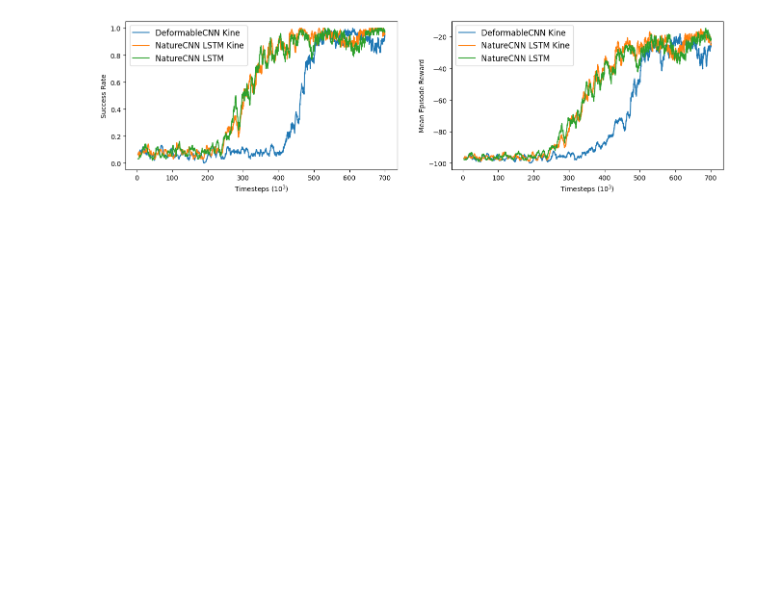
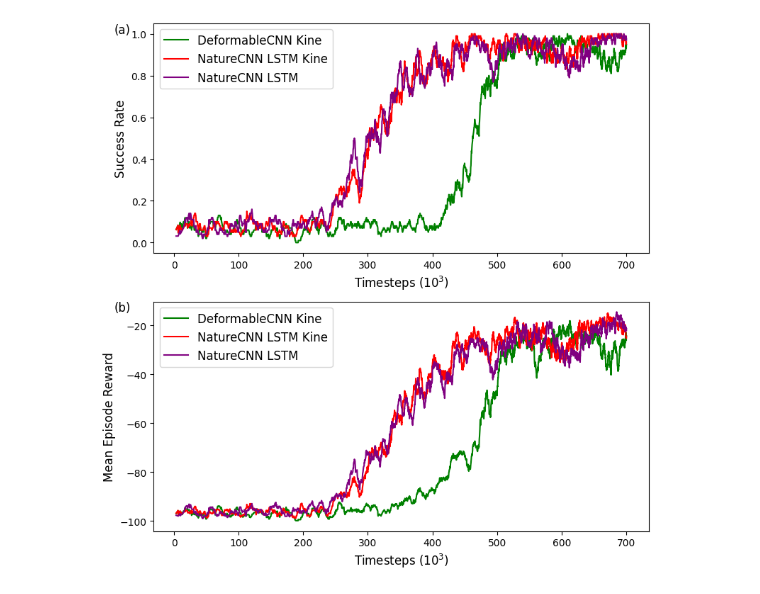
Before and after one commit to NUSLCC/Plot, a Jupyter notebook: Graph plotting.ipynb, the cells around one changed output. Drawn from its saved outputs; the diff is of its cells as text; code cells hidden in the pictures; blank space fills up the shorter version.

Commit message:
add some compare

```diff
--- a/Graph plotting.ipynb
+++ b/Graph plotting.ipynb
@@ -7,46 +7,55 @@ from matplotlib_inline.backend_inline import set_matplotlib_formats as set_matpl
 # %%
 deform =    pd.read_csv('randbig_deformcnn_ee_kine/progress.csv')
 lstm =      pd.read_csv('randbig_lstm_ee_kine/progress.csv')
 lstm_nk =   pd.read_csv('randbig_lstm_ee/progress.csv')
 
-fig, axs = plt.subplots(1,2, figsize = (16,4))
+fig, axs = plt.subplots(2,1, figsize = (8,8))
 
-axs[0].plot(deform['time/total_timesteps']/1000, deform['rollout/success_rate'], label = 'DeformableCNN Kine')
-axs[0].set_xlabel('Timesteps ($10^3$)')
-axs[0].set_ylabel('Success Rate')
+axs[0].plot(deform['time/total_timesteps']/1000, deform['rollout/success_rate'], label = 'DeformableCNN Kine', color='green')
+axs[0].set_xlabel('Timesteps ($10^3$)', fontsize="12")
+axs[0].set_ylabel('Success Rate', fontsize="12")
 axs[0].legend(fontsize="12")
 
-axs[0].plot(lstm['time/total_timesteps']/1000, lstm['rollout/success_rate'], label = 'NatureCNN LSTM Kine')
-axs[0].set_xlabel('Timesteps ($10^3$)')
-axs[0].set_ylabel('Success Rate')
+axs[0].plot(lstm['time/total_timesteps']/1000, lstm['rollout/success_rate'], label = 'NatureCNN LSTM Kine', color='red')
+axs[0].set_xlabel('Timesteps ($10^3$)', fontsize="12")
+axs[0].set_ylabel('Success Rate', fontsize="12")
 axs[0].legend(fontsize="12")
 
-axs[0].plot(lstm_nk['time/total_timesteps']/1000, lstm_nk['rollout/success_rate'], label = 'NatureCNN LSTM')
-axs[0].set_xlabel('Timesteps ($10^3$)')
-axs[0].set_ylabel('Success Rate')
+axs[0].plot(lstm_nk['time/total_timesteps']/1000, lstm_nk['rollout/success_rate'], label = 'NatureCNN LSTM', color='purple')
+axs[0].set_xlabel('Timesteps ($10^3$)', fontsize="12")
+axs[0].set_ylabel('Success Rate', fontsize="12")
 axs[0].legend(fontsize="12")
 
 #######################################################################################################
 
-axs[1].plot(deform['time/total_timesteps']/1000, deform['rollout/ep_rew_mean'], label = 'DeformableCNN Kine')
-axs[1].set_xlabel('Timesteps ($10^3$)')
-axs[1].set_ylabel('Mean Episode Reward')
+axs[1].plot(deform['time/total_timesteps']/1000, deform['rollout/ep_rew_mean'], label = 'DeformableCNN Kine', color='green')
+axs[1].set_xlabel('Timesteps ($10^3$)', fontsize="12")
+axs[1].set_ylabel('Mean Episode Reward', fontsize="12")
 axs[1].legend(fontsize="12")
 
-axs[1].plot(lstm['time/total_timesteps']/1000, lstm['rollout/ep_rew_mean'], label = 'NatureCNN LSTM Kine')
-axs[1].set_xlabel('Timesteps ($10^3$)')
-axs[1].set_ylabel('Mean Episode Reward')
+axs[1].plot(lstm['time/total_timesteps']/1000, lstm['rollout/ep_rew_mean'], label = 'NatureCNN LSTM Kine', color='red')
+axs[1].set_xlabel('Timesteps ($10^3$)', fontsize="12")
+axs[1].set_ylabel('Mean Episode Reward', fontsize="12")
 axs[1].legend(fontsize="12")
 
-axs[1].plot(lstm_nk['time/total_timesteps']/1000, lstm_nk['rollout/ep_rew_mean'], label = 'NatureCNN LSTM')
-axs[1].set_xlabel('Timesteps ($10^3$)')
-axs[1].set_ylabel('Mean Episode Reward')
+axs[1].plot(lstm_nk['time/total_timesteps']/1000, lstm_nk['rollout/ep_rew_mean'], label = 'NatureCNN LSTM', color='purple')
+axs[1].set_xlabel('Timesteps ($10^3$)', fontsize="12")
+axs[1].set_ylabel('Mean Episode Reward', fontsize="12")
 axs[1].legend(fontsize="12")
 
+
+ # Add annotation to top left corner of each subplot
+axs[0].text(-0.08, 1, f'({chr(97 + 0)})', transform=axs[0].transAxes, verticalalignment='top', fontsize=12)
+axs[1].text(-0.08, 1, f'({chr(97 + 1)})', transform=axs[1].transAxes, verticalalignment='top', fontsize=12)
+# Adjust layout
+
+# fig.text(0, 0.5, '', ha='center', va='center', rotation='horizontal', fontsize=12)
+
+plt.tight_layout()
 # fig.suptitle('Training Result for LSTM encoders w/wo Robot Kinematics Information')
-plt.savefig('sac_lstm_compare.png', format='png')
+plt.savefig('sac_lstm_compare_vertical.png', format='png')
 # %% [output]
-[figure, old version]
+[figure, new version]
 # %%
 deform_k =    pd.read_csv('randbig_deformcnn_ee_kine/progress.csv')
 dual_k =      pd.read_csv('randbig_dualcnn_ee_kine/progress.csv')
```
Also changed, not shown: parts of 1 cell of this notebook, 6 other files.
